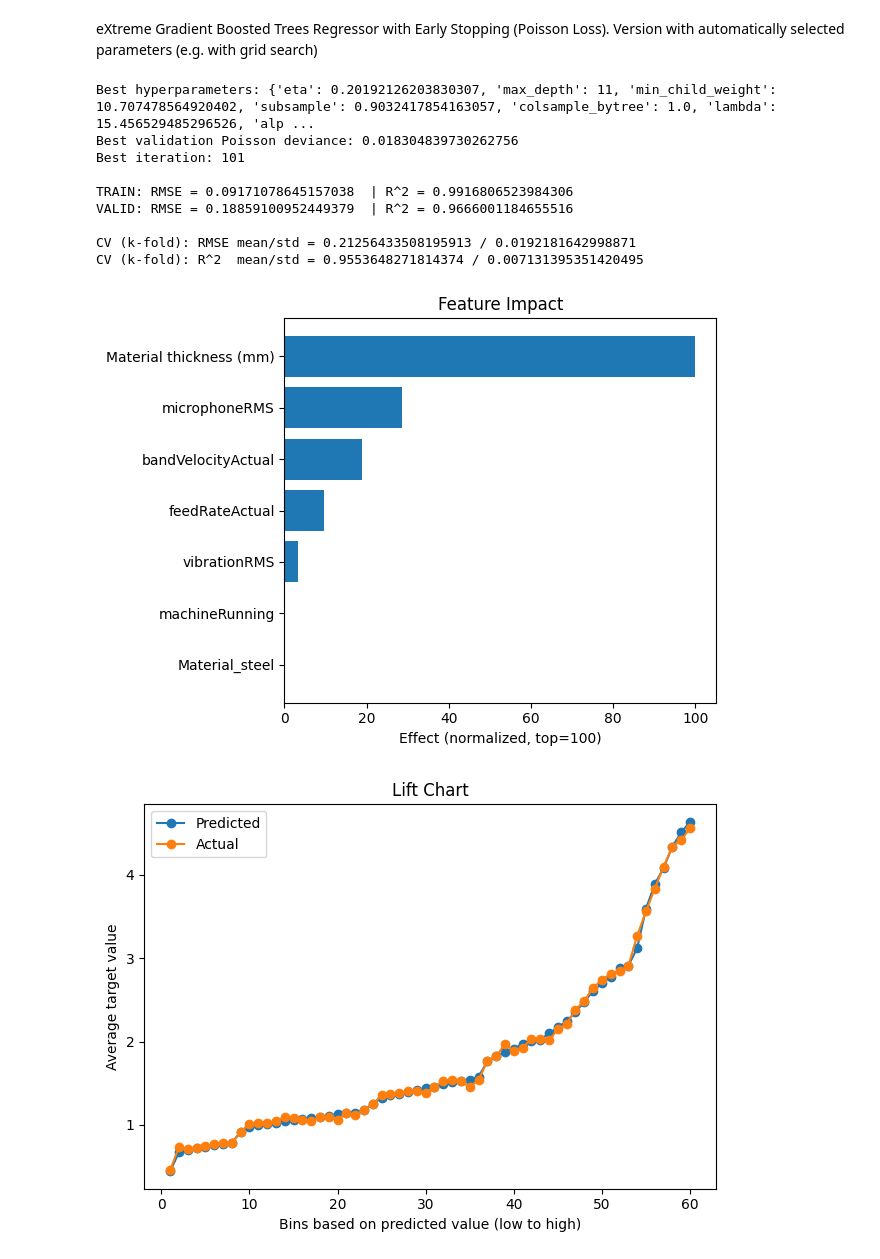
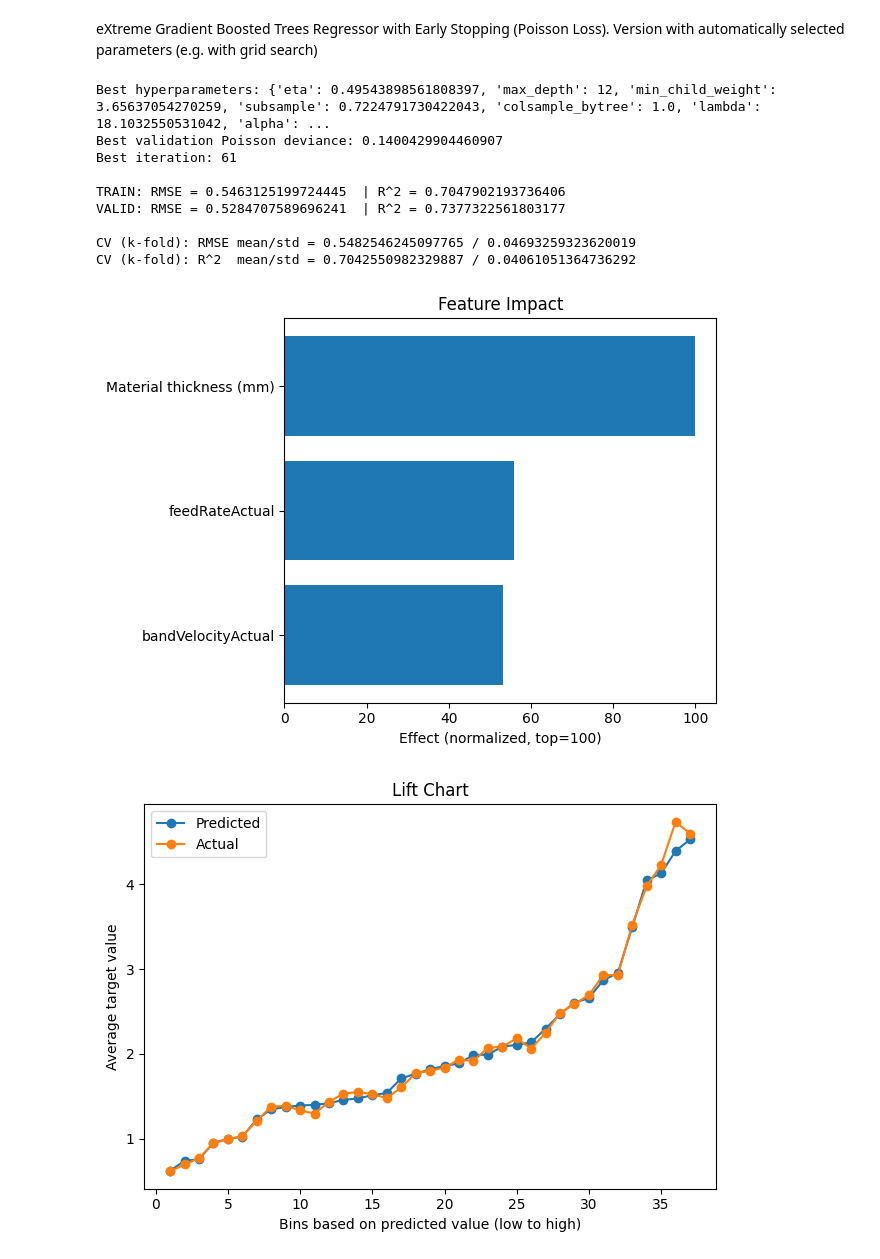
Before and after one commit to vvsmbk/projectRaphael, a Jupyter notebook: surrogateML.ipynb, the cells around one changed output. Saved outputs shown, nothing was run; the diff lists cells and outputs as text; code cells hidden in the pictures.

```diff
--- a/surrogateML.ipynb
+++ b/surrogateML.ipynb
@@ -987,10 +987,19 @@ from sklearn.metrics import mean_squared_error, r2_score, mean_poisson_deviance
 # CONFIG (edit here)
 # ============================================================
 DATA_PATH = "influxDB Backup/saw_wide_maschineRunning_true_joined.csv"
+#DATA_PATH = "influxDB Backup/saw_wide_maschineRunning_true.csv"
 TARGET = "currentRMS"  # Poisson requires y >= 0
 
 # Place to exclude columns from modeling (as requested)
-DROP_COLS = ["Experiment No", "Piece No", "time", "temperatureRMS"]
+DROP_COLS = ["Experiment No",
+             "Piece No",
+             "time",
+             "Material",
+             "temperatureRMS",
+             "machineRunning",
+             #"Material thickness (mm)",
+             "microphoneRMS",
+             "vibrationRMS"]
 
 RANDOM_STATE = 42
 TEST_SIZE = 0.2
@@ -1326,39 +1335,39 @@ def update_with_new_batch(new_df: pd.DataFrame):
         dtrain=d_buf,
         num_boost_round=UPDATE_ADD_ROUNDS,
         evals=[(d_val, "valid")],
         early_stopping_rounds=UPDATE_EARLY_STOP,
         verbose_eval=False,
         xgb_model=best_booster,   # continue training existing booster
     )
 
     update_counter += 1
 
 def maybe_reoptimize():
     # Optional: adapt hyperparameters too (slow but fully autonomous).
     # Runs a smaller auto-search on the rolling buffer.
     global best_params, best_booster
 
     if REOPTIMIZE_EVERY_UPDATES is None:
         return
     if update_counter % REOPTIMIZE_EVERY_UPDATES != 0:
         return
 
     d_buf = xgb.DMatrix(buffer_X, label=buffer_y, feature_names=FEATURE_COLS)
     # Use the same holdout validation (or build your own rolling validation set)
     p, b, s = auto_search(d_buf, dvalid, REOPT_COARSE_TRIALS, REOPT_REFINE_TRIALS, rng=np.random.default_rng(RANDOM_STATE + update_counter))
 
     best_params, best_booster = p, b
     print("\n[REOPT] New best hyperparameters:", best_params)
     print("[REOPT] New validation Poisson deviance:", s)
 # %% [output]
-Best hyperparameters: {'eta': 0.20192126203830307, 'max_depth': 11, 'min_child_weight': 10.707478564920402, 'subsample': 0.9032417854163057, 'colsample_bytree': 1.0, 'lambda': 15.456529485296526, 'alp ...
-Best validation Poisson deviance: 0.018304839730262756
-Best iteration: 101
+Best hyperparameters: {'eta': 0.49543898561808397, 'max_depth': 12, 'min_child_weight': 3.65637054270259, 'subsample': 0.7224791730422043, 'colsample_bytree': 1.0, 'lambda': 18.1032550531042, 'alpha': ...
+Best validation Poisson deviance: 0.1400429904460907
+Best iteration: 61
 
-TRAIN: RMSE = 0.09171078645157038  | R^2 = 0.9916806523984306
-VALID: RMSE = 0.18859100952449379  | R^2 = 0.9666001184655516
+TRAIN: RMSE = 0.5463125199724445  | R^2 = 0.7047902193736406
+VALID: RMSE = 0.5284707589696241  | R^2 = 0.7377322561803177
 
-CV (k-fold): RMSE mean/std = 0.21256433508195913 / 0.0192181642998871
-CV (k-fold): R^2  mean/std = 0.9553648271814374 / 0.007131395351420495
+CV (k-fold): RMSE mean/std = 0.5482546245097765 / 0.04693259323620019
+CV (k-fold): R^2  mean/std = 0.7042550982329887 / 0.04061051364736292
-[figure, old version]
+[figure, new version]
-[figure, old version]
+[figure, new version]
```
Also changed, not shown: parts of 7 cells of this notebook, 6 other files.
